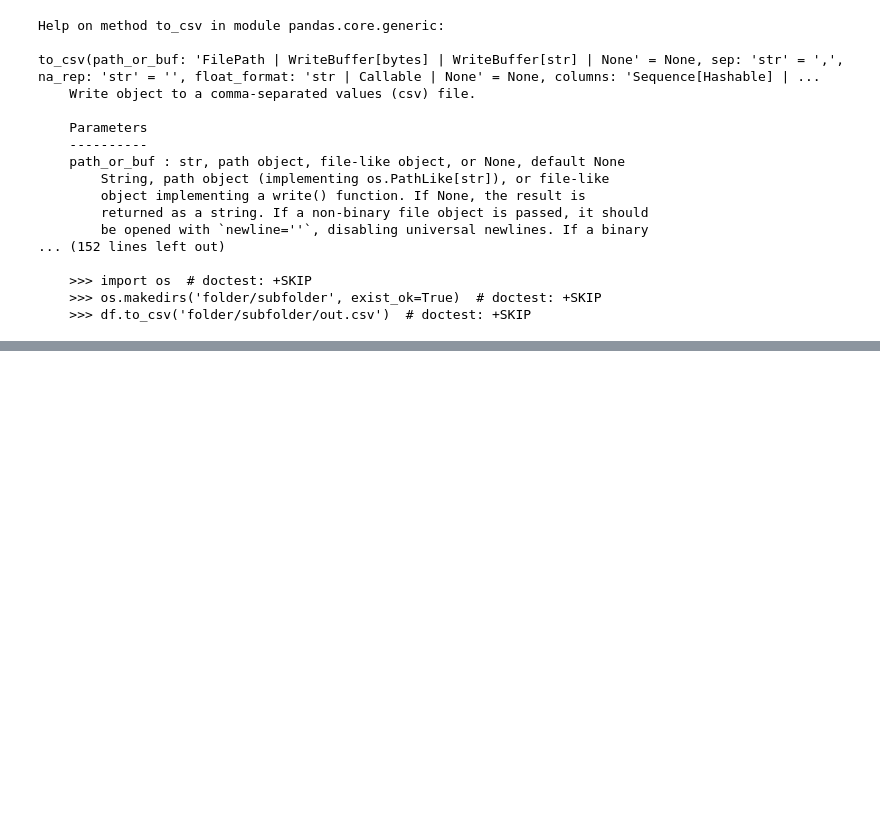
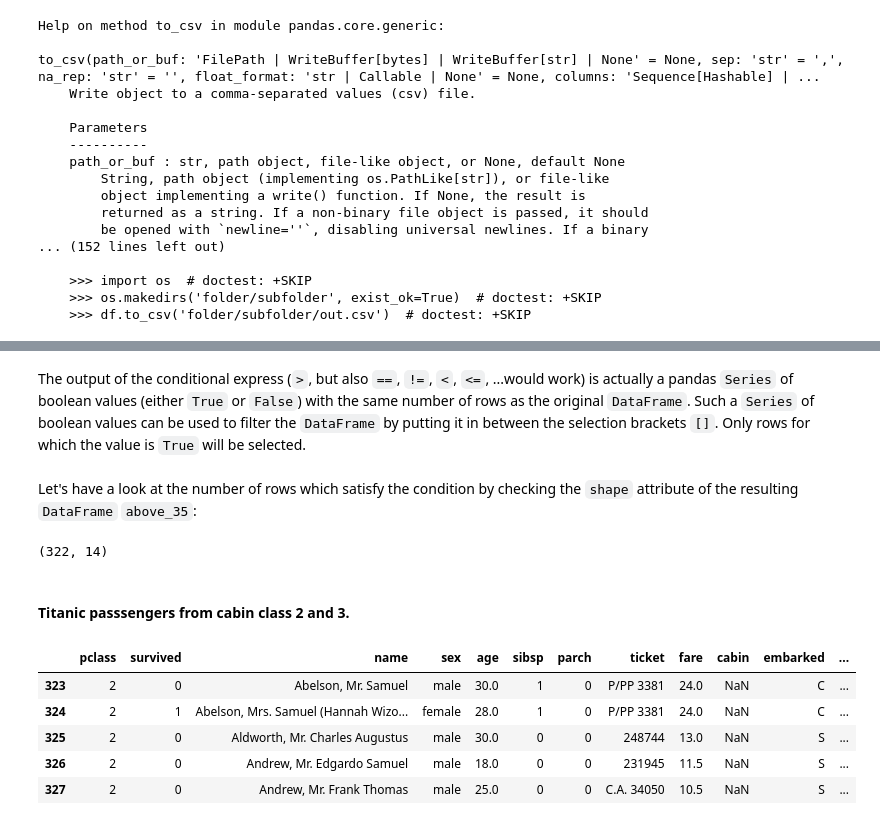
Before and after one commit to deaxparadox/ArtOfAI, a Jupyter notebook: 101-baisc-libraries/104-pandas/103-select-subset-of-a-dataframe.ipynb, the cells around one changed output, grey strips where cells are left out. Drawn from its saved outputs; the diff is of its cells as text; code cells hidden in the pictures; blank space fills up the shorter version.

```diff
--- a/101-baisc-libraries/104-pandas/103-select-subset-of-a-dataframe.ipynb
+++ b/101-baisc-libraries/104-pandas/103-select-subset-of-a-dataframe.ipynb
@@ -27,0 +139,21 @@ with open("titanic.csv", "w+") as f:
+# %% [markdown]
+The output of the conditional express (`>`, but also `==`, `!=`, `<`, `<=`, ...would work) is actually a pandas `Series` of boolean values (either `True` or `False`) with the same number of rows as the original `DataFrame`. Such a `Series` of boolean values can be used to filter the `DataFrame` by putting it in between the selection brackets `[]`. Only rows for which the value is `True` will be selected.
+# %% [markdown]
+Let's have a look at the number of rows which satisfy the condition by checking the `shape` attribute of the resulting `DataFrame` `above_35`:
+# %%
+above_35.shape
+# %% [output]
+(322, 14)
+# %% [markdown]
+#### Titanic passsengers from cabin class 2 and 3.
+# %%
+class_23 = titanic[titanic['pclass'].isin([2, 3])]
+# %%
+class_23.head()
+# %% [output]
+|  | pclass | survived | name | sex | age | sibsp | parch | ticket | fare | cabin | embarked | ... |
+| 323 | 2 | 0 | Abelson, Mr. Samuel | male | 30.0 | 1 | 0 | P/PP 3381 | 24.0 | NaN | C | ... |
+| 324 | 2 | 1 | Abelson, Mrs. Samuel (Hannah Wizo... | female | 28.0 | 1 | 0 | P/PP 3381 | 24.0 | NaN | C | ... |
+| 325 | 2 | 0 | Aldworth, Mr. Charles Augustus | male | 30.0 | 0 | 0 | 248744 | 13.0 | NaN | S | ... |
+| 326 | 2 | 0 | Andrew, Mr. Edgardo Samuel | male | 18.0 | 0 | 0 | 231945 | 11.5 | NaN | S | ... |
+| 327 | 2 | 0 | Andrew, Mr. Frank Thomas | male | 25.0 | 0 | 0 | C.A. 34050 | 10.5 | NaN | S | ... |
```
Also changed, not shown: parts of 48 cells of this notebook.
